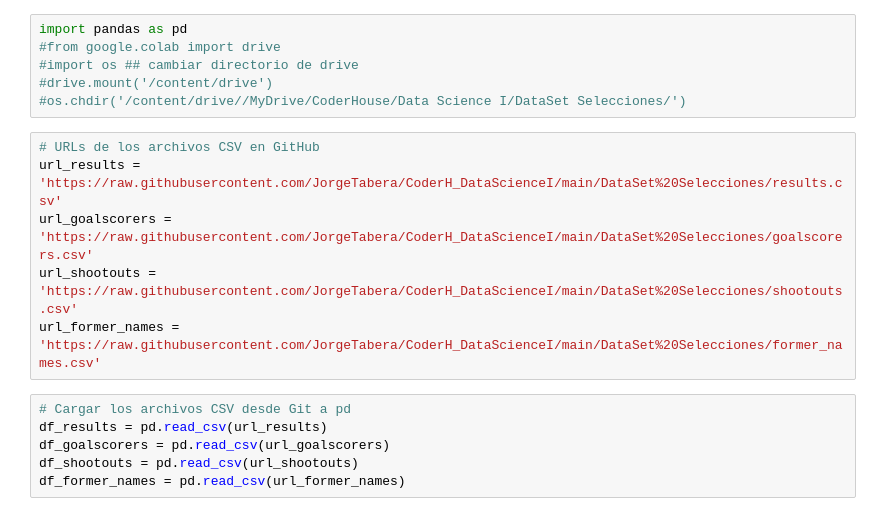
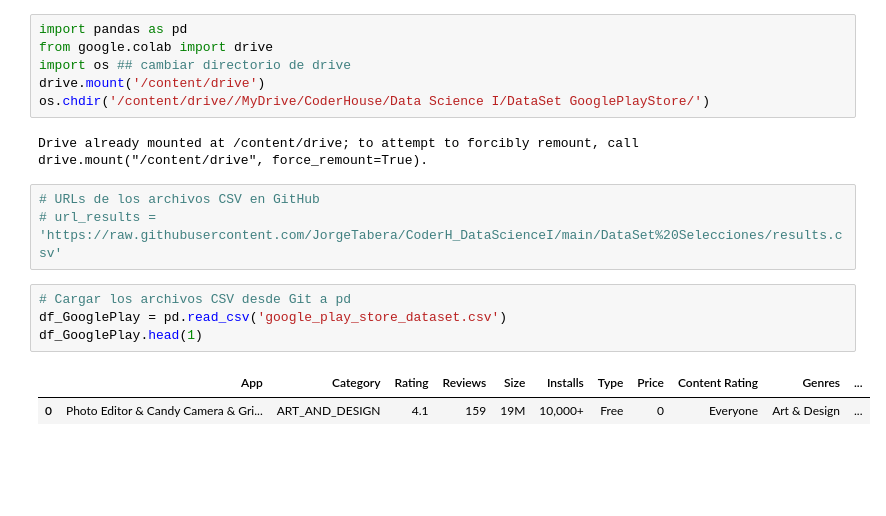
Before and after one commit to JorgeTabera/CoderH_DataScienceI, a Jupyter notebook: Proyecto DS_I.ipynb, the cells around one changed output. Drawn from its saved outputs; the diff is of its cells as text; blank space fills up the shorter version.

```diff
--- a/Proyecto DS_I.ipynb
+++ b/Proyecto DS_I.ipynb
@@ -64,18 +53,18 @@ Estas preguntas se abordarán a través de análisis exploratorio, visualizacion
 # %%
 import pandas as pd
-#from google.colab import drive
-#import os ## cambiar directorio de drive
-#drive.mount('/content/drive')
-#os.chdir('/content/drive//MyDrive/CoderHouse/Data Science I/DataSet Selecciones/')
+from google.colab import drive
+import os ## cambiar directorio de drive
+drive.mount('/content/drive')
+os.chdir('/content/drive//MyDrive/CoderHouse/Data Science I/DataSet GooglePlayStore/')
+# %% [output]
+Drive already mounted at /content/drive; to attempt to forcibly remount, call drive.mount("/content/drive", force_remount=True).
 # %%
 # URLs de los archivos CSV en GitHub
-url_results = 'https://raw.githubusercontent.com/JorgeTabera/CoderH_DataScienceI/main/DataSet%20Selecciones/results.csv'
-url_goalscorers = 'https://raw.githubusercontent.com/JorgeTabera/CoderH_DataScienceI/main/DataSet%20Selecciones/goalscorers.csv'
-url_shootouts = 'https://raw.githubusercontent.com/JorgeTabera/CoderH_DataScienceI/main/DataSet%20Selecciones/shootouts.csv'
-url_former_names = 'https://raw.githubusercontent.com/JorgeTabera/CoderH_DataScienceI/main/DataSet%20Selecciones/former_names.csv'
+# url_results = 'https://raw.githubusercontent.com/JorgeTabera/CoderH_DataScienceI/main/DataSet%20Selecciones/results.csv'
 # %%
 # Cargar los archivos CSV desde Git a pd
-df_results = pd.read_csv(url_results)
-df_goalscorers = pd.read_csv(url_goalscorers)
-df_shootouts = pd.read_csv(url_shootouts)
-df_former_names = pd.read_csv(url_former_names)
+df_GooglePlay = pd.read_csv('google_play_store_dataset.csv')
+df_GooglePlay.head(1)
+# %% [output]
+|  | App | Category | Rating | Reviews | Size | Installs | Type | Price | Content Rating | Genres | ... |
+| 0 | Photo Editor & Candy Camera & Gri... | ART_AND_DESIGN | 4.1 | 159 | 19M | 10,000+ | Free | 0 | Everyone | Art & Design | ... |
```
Also changed, not shown: parts of 11 cells of this notebook.
